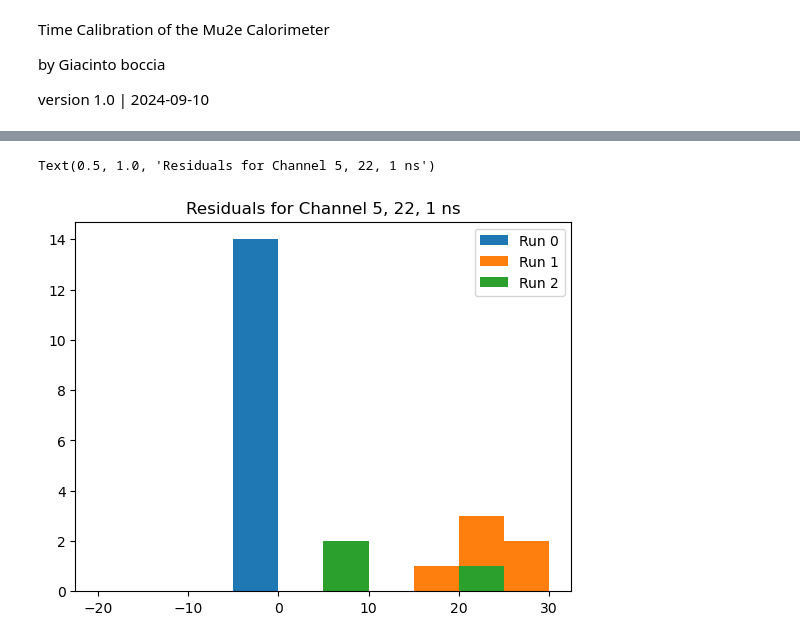
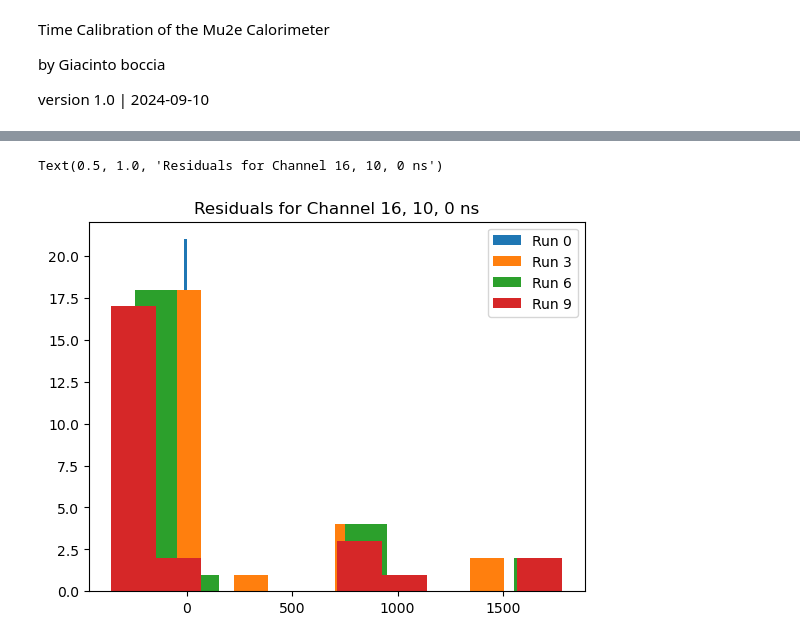
Before and after one commit to Mu2e/CaloCalibration, a Jupyter notebook: CosmicsCalib/vst/time_calibration/t_cal.ipynb, the cells around one changed output, grey strips where cells are left out. Cells and saved outputs as stored; diff of their text form; code cells hidden in the pictures.

Commit message:
changed the formula for the residuals

```diff
--- a/CosmicsCalib/vst/time_calibration/t_cal.ipynb
+++ b/CosmicsCalib/vst/time_calibration/t_cal.ipynb
@@ -63,8 +64,10 @@ class Cosmic_Event_Class(ak.Record):
         if self.slope:
             #Select events that have a not "None" slope
             cos_theta = 1 / np.sqrt(1 + self.slope ** 2)
+            sin_theta = abs(self.slope) / np.sqrt(1 + self.slope ** 2)
         elif self.vertical and VERTICALS:
             cos_theta = 0
+            sin_theta = 1
         else:
             return None
         t_arr = np.array(self.Tval[v_filter] + self.templTime[v_filter]) * pq.ns
@@ -76,20 +79,25 @@ class Cosmic_Event_Class(ak.Record):
             t_arr[i] += cal_corection[row, col, sipm]
         v_arr = np.array(self.Vmax[v_filter])
         t0_ev = np.average(t_arr, weights= v_arr)
+        y_arr = np.array(self.Yval[v_filter])
+        y0_ev = np.average(y_arr, weights= v_arr)
         for time, y, row, col, sipm in zip(t_arr,
-                                           self.Yval[v_filter],
+                                           y_arr,
                                            self.iRow[v_filter],
                                            self.iCol[v_filter],
                                            self.SiPM[v_filter]):
             #Each residual is stored in the dictionary with '(row, col, sipm)' as key
-            y = y * pq.mm
-            residual = time + y / (pq.c * cos_theta) - t0_ev
+            y_diff = (y - y0_ev) * pq.mm
+            residual = time + y_diff / (pq.c * sin_theta) - t0_ev
             t_res[str(row) + ', ' + str(col) + ', ' + str(sipm)] = residual.item()
         return t_res
     def y_span(self) -> pq.mm:
-        if len(self.Yval) > 0:
-            y_max = np.max(self.Yval)
-            y_min = np.min(self.Yval)
+        v_min_fitler = self.Vmax > V_MIN_CUT
+        v_max_fitler = self.Vmax < V_MAX_CUT
+        v_filter = v_max_fitler & v_min_fitler
+        if len(self.Yval[v_filter]) > 0:
+            y_max = np.max(self.Yval[v_filter])
+            y_min = np.min(self.Yval[v_filter])
             return (y_max-y_min) * pq.mm
         else:
             return np.nan * pq.mm
@@ -114,7 +122,7 @@ def linear_fit(event) -> dict[str, np.double | int]:
         if np.max(x_arr) - np.min(x_arr) > CRY_SIDE:
             #Events that are not vertical
             [slope, intercept], residuals, _, _, _ = np.polyfit(x_arr, y_arr, deg= 1, full= True)
-            chi_sq : np.double = np.sum(residuals)
+            chi_sq : np.double = np.sum(residuals ** 2)
             ndf = event.nHits - 2
             return {'vertical' : False, 'slope' : slope, 'intercept' : intercept, 'chi_sq' : chi_sq, 'ndf' : ndf}
         else:
@@ -128,12 +136,11 @@ with ThreadPoolExecutor() as executor:
 fit_results = ak.Array(fit_results)
 # %%
 #Add the fit results to the tree
-if hasattr(fit_results, 'vertical'):
-    tree = ak.with_field(tree, fit_results.vertical,    "vertical")
-    tree = ak.with_field(tree, fit_results.slope,       "slope")
-    tree = ak.with_field(tree, fit_results.intercept,   "intercept")
-    tree = ak.with_field(tree, fit_results.chi_sq,      "chi_sq")
-    tree = ak.with_field(tree, fit_results.ndf,         "ndf")
+tree = ak.with_field(tree, fit_results.vertical,    "vertical")
+tree = ak.with_field(tree, fit_results.slope,       "slope")
+tree = ak.with_field(tree, fit_results.intercept,   "intercept")
+tree = ak.with_field(tree, fit_results.chi_sq,      "chi_sq")
+tree = ak.with_field(tree, fit_results.ndf,         "ndf")
 # %%
 #Apply the filters and compute the residuals
 slope_cut = np.sqrt(1 / COS_THETA_CUT ** 2 - 1)
@@ -193,7 +200,7 @@ with open(save_f_name, mode = 'w') as file:
                 print(row, col, sipm, cal_corection[row, col, sipm].item(), file= file, sep= ",")
 # %%
 #Sep of genreations to be displayed on graphs
-GRAPH_RUNS_STEP = 1
+GRAPH_RUNS_STEP = 3
 # %%
 #Plot the residuals
 fig, ax = plt.subplots()
@@ -297,14 +304,14 @@ plt.yscale('log')
 # %%
 #Draw the distribution of the residuals for a specific chennel
 ch_num = 21              #Refers to the number of channels that have events
 for run in range(0, n_runs, GRAPH_RUNS_STEP):
     residuals = res_arr_list[run]
-    plt.hist(residuals[residuals.fields[ch_num]], label= "Run " + str(run), range= (-20, 30))
+    plt.hist(residuals[residuals.fields[ch_num]], label= "Run " + str(run))
 plt.legend()
 plt.title("Residuals for Channel " + residuals.fields[ch_num] + " ns")
 # %% [output]
-Text(0.5, 1.0, 'Residuals for Channel 5, 22, 1 ns')
+Text(0.5, 1.0, 'Residuals for Channel 16, 10, 0 ns')
-[figure, old version]
+[figure, new version]
 # %%
 channels = []
 for row in range(N_ROWS):
```
Also changed, not shown: parts of 10 cells of this notebook.
